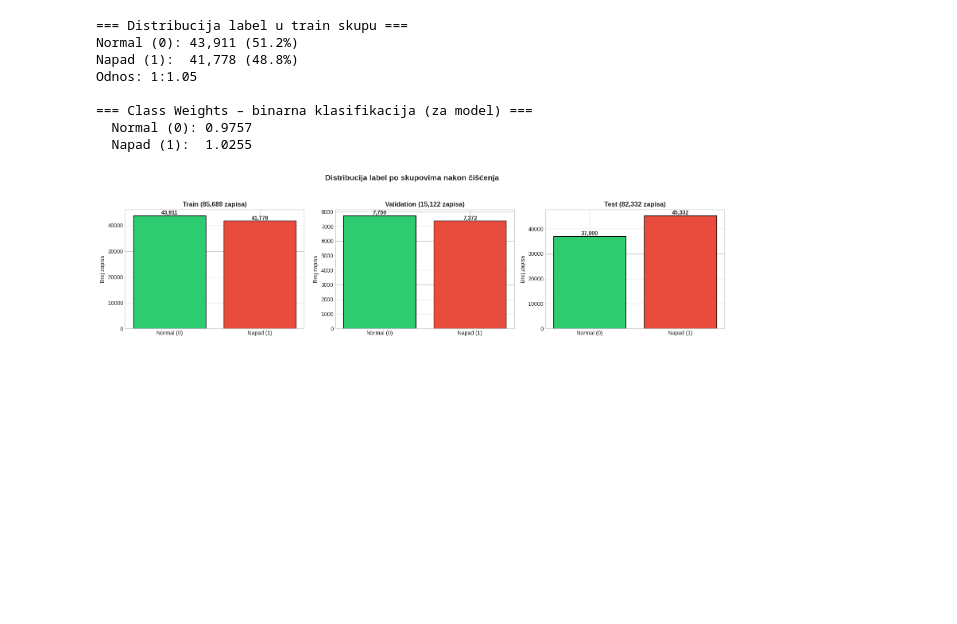
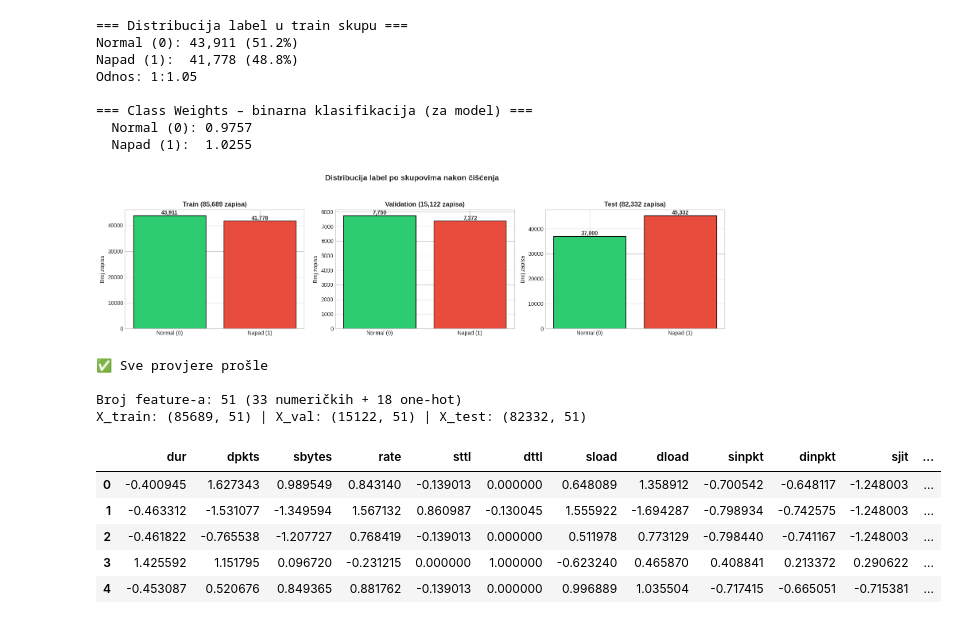
Before and after one commit to fadzankerim/Network-Intrusion-Detection-System, a Jupyter notebook: Cleaning_Transformation.ipynb, the cells around one changed output. Drawn from its saved outputs; the diff is of its cells as text; code cells hidden in the pictures; blank space fills up the shorter version.

Commit message:
-Balansiranje klasa dataseta(izbjegnuto koristenje sintetickog oversamplinga) -Izvrsena finalna provjera dataseta -Pretprocesiranje i ekstrakcija finalnog dataseta za treniranje modela

```diff
--- a/Cleaning_Transformation.ipynb
+++ b/Cleaning_Transformation.ipynb
@@ -669,3 +669,38 @@ plt.tight_layout()
 plt.show()
 # %% [output]
 [figure]
+# %%
+FINAL_FEATURES = numeric_features + ohe_features
+
+X_train = df_tr[FINAL_FEATURES].astype(np.float32)
+X_val   = df_val[FINAL_FEATURES].astype(np.float32)
+X_test  = df_te[FINAL_FEATURES].astype(np.float32)
+
+y_train, y_val, y_test = df_tr[TARGET], df_val[TARGET], df_te[TARGET]
+y_train_multi = pd.Series(le_attack.transform(df_tr[TARGET_MULTI]), name='attack_cat_encoded')
+y_val_multi   = pd.Series(le_attack.transform(df_val[TARGET_MULTI]), name='attack_cat_encoded')
+y_test_multi  = pd.Series(le_attack.transform(df_te[TARGET_MULTI]), name='attack_cat_encoded')
+
+for name, X, y in (('Train', X_train, y_train), ('Validation', X_val, y_val), ('Test', X_test, y_test)):
+    assert list(X.columns) == FINAL_FEATURES, f'{name}: pogrešan redoslijed kolona'
+    assert not X.isnull().values.any(), f'{name}: postoje NaN vrijednosti'
+    assert np.isfinite(X.values).all(), f'{name}: postoje inf vrijednosti'
+    assert len(X) == len(y), f'{name}: X i y nisu iste dužine'
+    assert set(y.unique()) <= {0, 1}, f'{name}: label nije binaran'
+    assert TARGET not in X.columns and TARGET_MULTI not in X.columns, f'{name}: target je u feature-ima'
+
+print('✅ Sve provjere prošle')
+print(f'\nBroj feature-a: {len(FINAL_FEATURES)} ({len(numeric_features)} numeričkih + {len(ohe_features)} one-hot)')
+print(f'X_train: {X_train.shape} | X_val: {X_val.shape} | X_test: {X_test.shape}')
+display(X_train.head())
+# %% [output]
+✅ Sve provjere prošle
+
+Broj feature-a: 51 (33 numeričkih + 18 one-hot)
+X_train: (85689, 51) | X_val: (15122, 51) | X_test: (82332, 51)
+|  | dur | dpkts | sbytes | rate | sttl | dttl | sload | dload | sinpkt | dinpkt | sjit | ... |
+| 0 | -0.400945 | 1.627343 | 0.989549 | 0.843140 | -0.139013 | 0.000000 | 0.648089 | 1.358912 | -0.700542 | -0.648117 | -1.248003 | ... |
+| 1 | -0.463312 | -1.531077 | -1.349594 | 1.567132 | 0.860987 | -0.130045 | 1.555922 | -1.694287 | -0.798934 | -0.742575 | -1.248003 | ... |
+| 2 | -0.461822 | -0.765538 | -1.207727 | 0.768419 | -0.139013 | 0.000000 | 0.511978 | 0.773129 | -0.798440 | -0.741167 | -1.248003 | ... |
+| 3 | 1.425592 | 1.151795 | 0.096720 | -0.231215 | 0.000000 | 1.000000 | -0.623240 | 0.465870 | 0.408841 | 0.213372 | 0.290622 | ... |
+| 4 | -0.453087 | 0.520676 | 0.849365 | 0.881762 | -0.139013 | 0.000000 | 0.996889 | 1.035504 | -0.717415 | -0.665051 | -0.715381 | ... |
```
Also changed, not shown: parts of 4 cells of this notebook.
